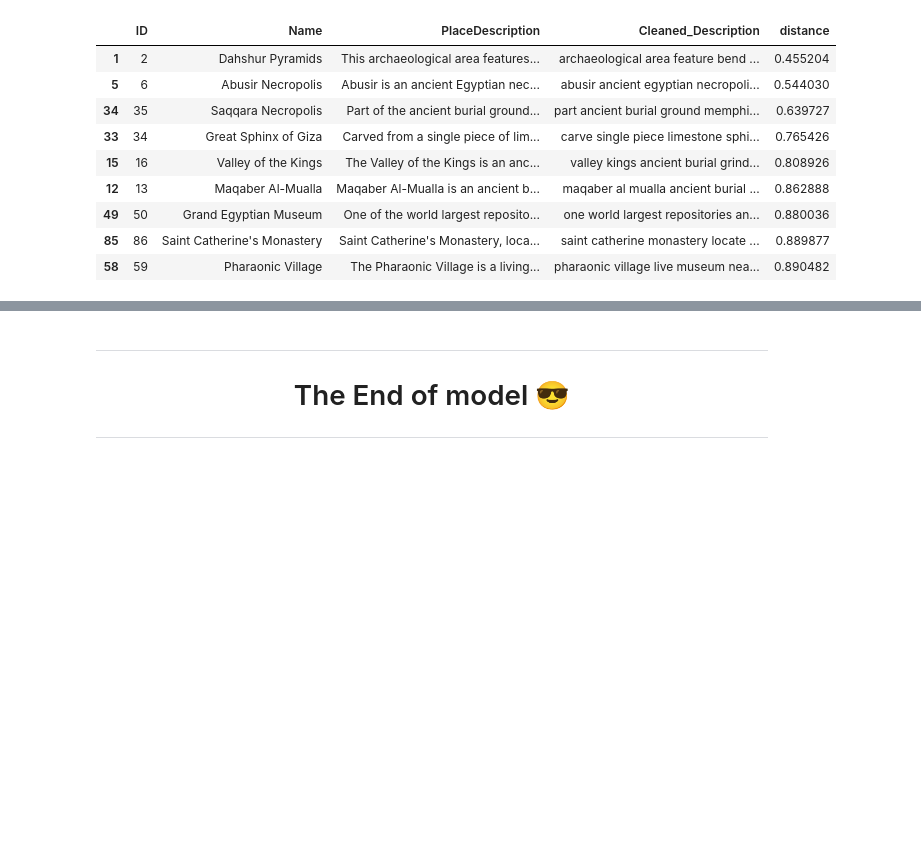
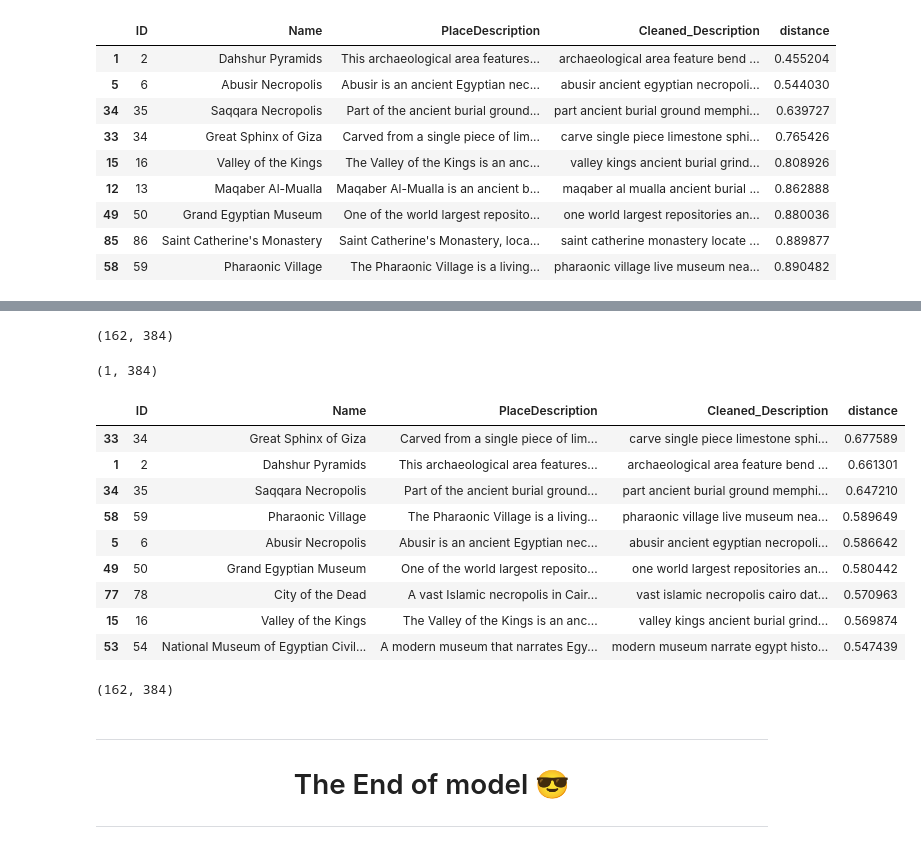
Before and after one commit to Youssef3082004/Lumeria_AI, a Jupyter notebook: KNN.ipynb, the cells around one changed output, grey strips where cells are left out. Drawn from its saved outputs; the diff is of its cells as text; code cells hidden in the pictures; blank space fills up the shorter version.

```diff
--- a/KNN.ipynb
+++ b/KNN.ipynb
@@ -273,0 +291,4 @@ pd.DataFrame(get_similar_places(target_id=1,k=10)).sort_values(by="distance")
+# %%
+descriptions.shape
+# %% [output]
+(162, 384)
@@ -274,3 +306,42 @@ pd.DataFrame(get_similar_places(target_id=1,k=10)).sort_values(by="distance")
+# %%
+tfidf_array = np.load("Places_Embeddings.npy")
+index = faiss.read_index("faiss_Places_Embeddings.index")
+
+
+def get_similar_places(target_id: int, k: int = 6):
+    row_idx = target_id - 1
+    query_vector = tfidf_array[row_idx : row_idx+1]
+
+    distance, indices = index.search(query_vector, k)
+
+    distance = distance.flatten()
+    indices = indices.flatten()
+
+    for dist, idx in zip(distance, indices):
+        if idx == row_idx:
+            continue
+
+        row = df.iloc[idx, :].copy()
+        row["distance"] = dist
+        yield row
+
+pd.DataFrame(get_similar_places(target_id=1, k=10)).sort_values(by="distance", ascending=False)
+# %% [output]
+(1, 384)
+|  | ID | Name | PlaceDescription | Cleaned_Description | distance |
+| 33 | 34 | Great Sphinx of Giza | Carved from a single piece of lim... | carve single piece limestone sphi... | 0.677589 |
+| 1 | 2 | Dahshur Pyramids | This archaeological area features... | archaeological area feature bend ... | 0.661301 |
+| 34 | 35 | Saqqara Necropolis | Part of the ancient burial ground... | part ancient burial ground memphi... | 0.647210 |
+| 58 | 59 | Pharaonic Village | The Pharaonic Village is a living... | pharaonic village live museum nea... | 0.589649 |
+| 5 | 6 | Abusir Necropolis | Abusir is an ancient Egyptian nec... | abusir ancient egyptian necropoli... | 0.586642 |
+| 49 | 50 | Grand Egyptian Museum | One of the world largest reposito... | one world largest repositories an... | 0.580442 |
+| 77 | 78 | City of the Dead | A vast Islamic necropolis in Cair... | vast islamic necropolis cairo dat... | 0.570963 |
+| 15 | 16 | Valley of the Kings | The Valley of the Kings is an anc... | valley kings ancient burial grind... | 0.569874 |
+| 53 | 54 | National Museum of Egyptian Civil... | A modern museum that narrates Egy... | modern museum narrate egypt histo... | 0.547439 |
+# %%
+tfidf_array.shape
+# %% [output]
+(162, 384)
 # %% [markdown]
 ---
 
```
Also changed, not shown: parts of 5 cells of this notebook, 6 other files.
